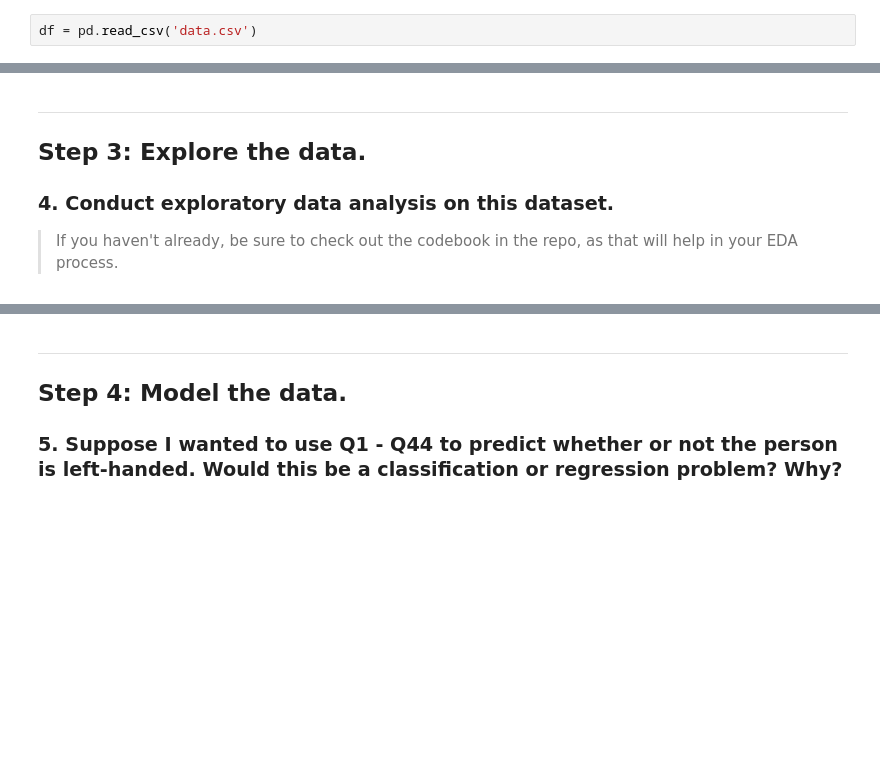
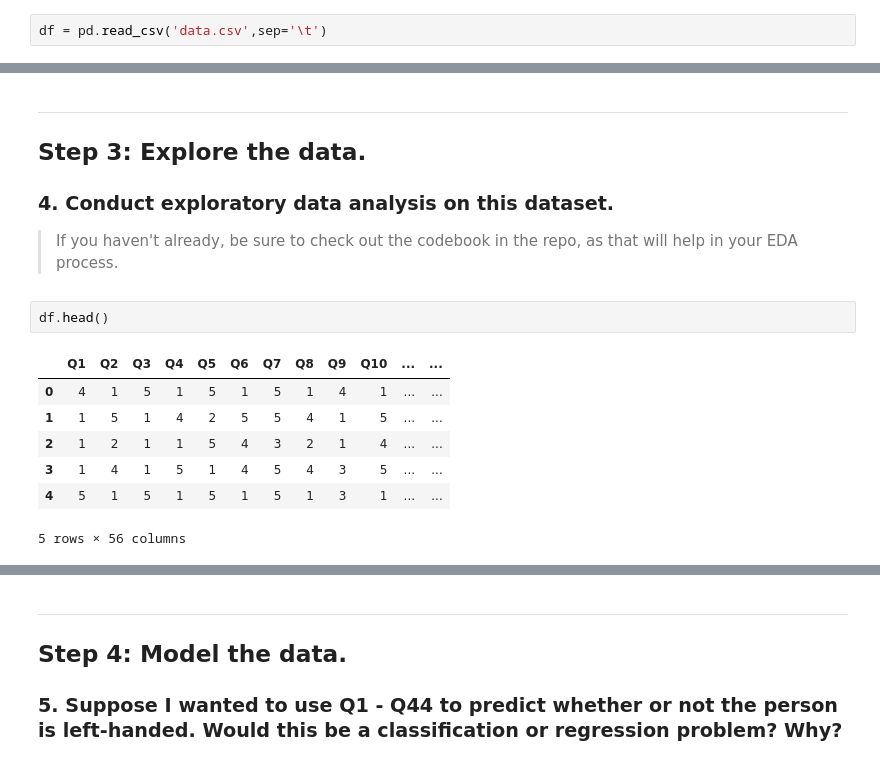
Before and after one commit to msamhz/GA-Lessons, a Jupyter notebook: 4_01-lab-classification-model-comparison/starter-code-DESKTOP-U9K6VIA.ipynb, the cells around one changed output, grey strips where cells are left out. Cells and saved outputs as stored; diff of their text form; blank space fills up the shorter version.

```diff
--- a/4_01-lab-classification-model-comparison/starter-code-DESKTOP-U9K6VIA.ipynb
+++ b/4_01-lab-classification-model-comparison/starter-code-DESKTOP-U9K6VIA.ipynb
@@ -49,7 +49,7 @@ from sklearn.linear_model import LinearRegression
 from sklearn.model_selection import train_test_split, cross_val_score
 from sklearn import metrics
 # %%
-df = pd.read_csv('data.csv')
+df = pd.read_csv('data.csv',sep='\t')
 # %% [markdown]
 ### 3. Suppose that, instead of us giving you this data in a file, you were actually conducting a survey to gather this data yourself. From an ethics/privacy point of view, what are three things you might consider when attempting to gather this data?
 > When working with sensitive data like sexual orientation or gender identity, we need to consider how this data could be used if it fell into the wrong hands!
@@ -61,3 +61,13 @@ Answer:
 
 ### 4. Conduct exploratory data analysis on this dataset.
 > If you haven't already, be sure to check out the codebook in the repo, as that will help in your EDA process.
+# %%
+df.head()
+# %% [output]
+|  | Q1 | Q2 | Q3 | Q4 | Q5 | Q6 | Q7 | Q8 | Q9 | Q10 | ... | ... |
+| 0 | 4 | 1 | 5 | 1 | 5 | 1 | 5 | 1 | 4 | 1 | ... | ... |
+| 1 | 1 | 5 | 1 | 4 | 2 | 5 | 5 | 4 | 1 | 5 | ... | ... |
+| 2 | 1 | 2 | 1 | 1 | 5 | 4 | 3 | 2 | 1 | 4 | ... | ... |
+| 3 | 1 | 4 | 1 | 5 | 1 | 4 | 5 | 4 | 3 | 5 | ... | ... |
+| 4 | 5 | 1 | 5 | 1 | 5 | 1 | 5 | 1 | 3 | 1 | ... | ... |
+5 rows × 56 columns
```
Also changed, not shown: parts of 3 cells of this notebook, 5 other files.
